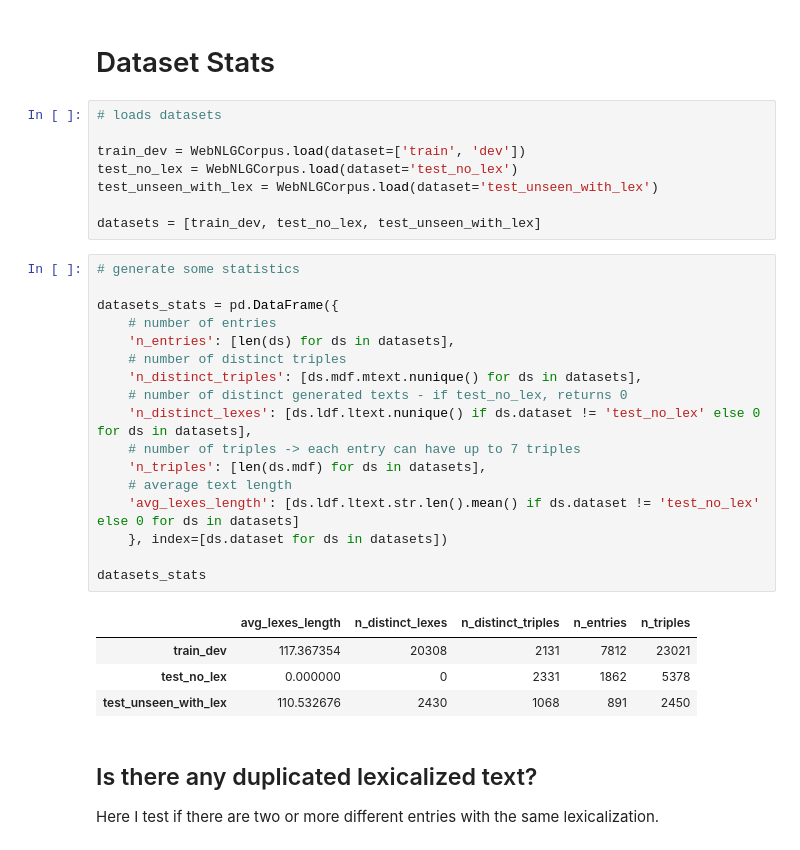
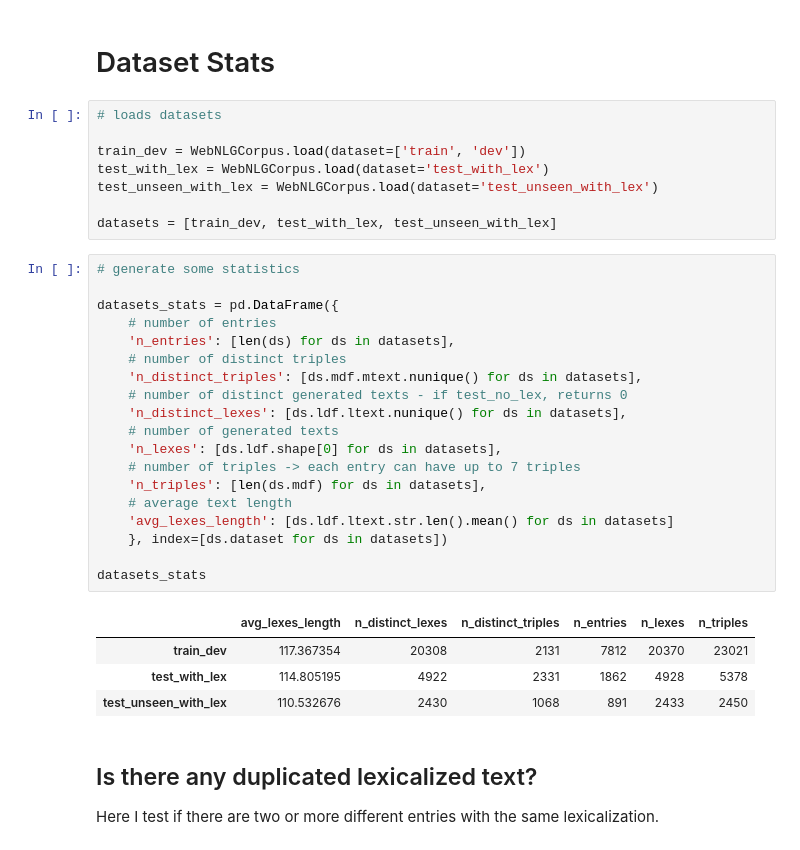
Before and after one commit to abevieiramota/challenge-webnlg, a Jupyter notebook: notebook/1 - Exploratory Data Analysis.ipynb, the cells around one changed output. Cells and saved outputs as stored; diff of their text form.

```diff
--- a/notebook/1 - Exploratory Data Analysis.ipynb
+++ b/notebook/1 - Exploratory Data Analysis.ipynb
@@ -36,32 +36,34 @@ dict_keys(['dev', 'train', 'test_no_lex', 'test_unseen_with_lex', 'test_with_lex
 # loads datasets
 
 train_dev = WebNLGCorpus.load(dataset=['train', 'dev'])
-test_no_lex = WebNLGCorpus.load(dataset='test_no_lex')
+test_with_lex = WebNLGCorpus.load(dataset='test_with_lex')
 test_unseen_with_lex = WebNLGCorpus.load(dataset='test_unseen_with_lex')
 
-datasets = [train_dev, test_no_lex, test_unseen_with_lex]
+datasets = [train_dev, test_with_lex, test_unseen_with_lex]
 # %%
 # generate some statistics
 
 datasets_stats = pd.DataFrame({
     # number of entries
     'n_entries': [len(ds) for ds in datasets],
     # number of distinct triples
     'n_distinct_triples': [ds.mdf.mtext.nunique() for ds in datasets],
     # number of distinct generated texts - if test_no_lex, returns 0
-    'n_distinct_lexes': [ds.ldf.ltext.nunique() if ds.dataset != 'test_no_lex' else 0 for ds in datasets],
+    'n_distinct_lexes': [ds.ldf.ltext.nunique() for ds in datasets],
+    # number of generated texts
+    'n_lexes': [ds.ldf.shape[0] for ds in datasets],
     # number of triples -> each entry can have up to 7 triples
     'n_triples': [len(ds.mdf) for ds in datasets],
     # average text length
-    'avg_lexes_length': [ds.ldf.ltext.str.len().mean() if ds.dataset != 'test_no_lex' else 0 for ds in datasets]
+    'avg_lexes_length': [ds.ldf.ltext.str.len().mean() for ds in datasets]
     }, index=[ds.dataset for ds in datasets])
 
 datasets_stats
 # %% [output]
-|  | avg_lexes_length | n_distinct_lexes | n_distinct_triples | n_entries | n_triples |
-| train_dev | 117.367354 | 20308 | 2131 | 7812 | 23021 |
-| test_no_lex | 0.000000 | 0 | 2331 | 1862 | 5378 |
-| test_unseen_with_lex | 110.532676 | 2430 | 1068 | 891 | 2450 |
+|  | avg_lexes_length | n_distinct_lexes | n_distinct_triples | n_entries | n_lexes | n_triples |
+| train_dev | 117.367354 | 20308 | 2131 | 7812 | 20370 | 23021 |
+| test_with_lex | 114.805195 | 4922 | 2331 | 1862 | 4928 | 5378 |
+| test_unseen_with_lex | 110.532676 | 2430 | 1068 | 891 | 2433 | 2450 |
 # %% [markdown]
 ## Is there any duplicated lexicalized text?
 
```
Also changed, not shown: parts of 10 cells of this notebook.
